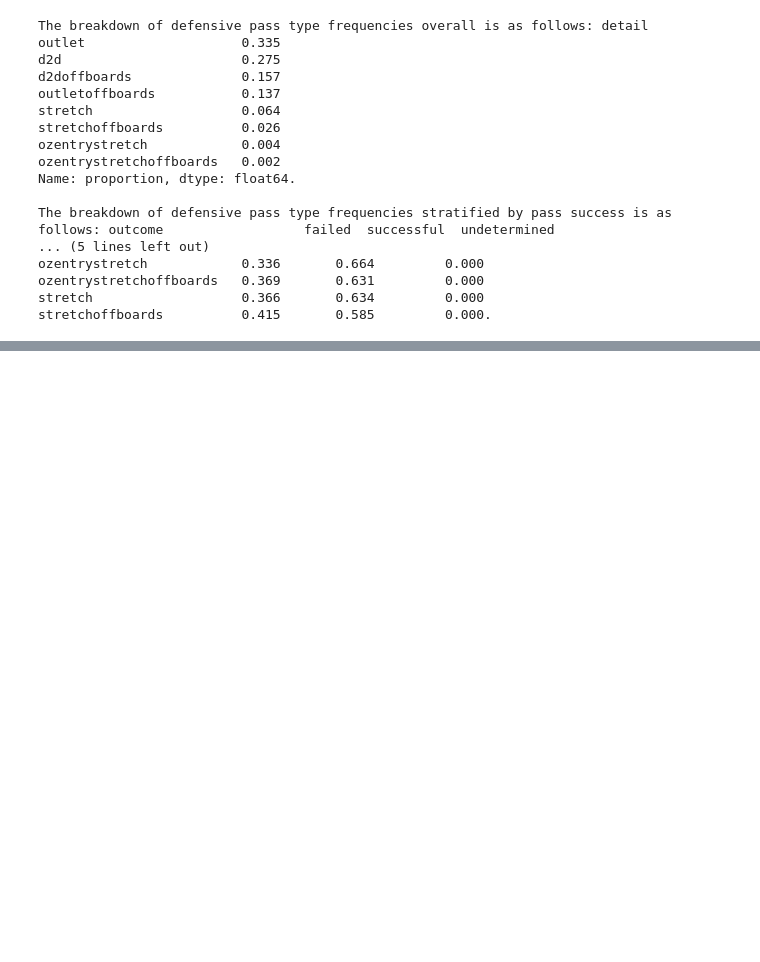
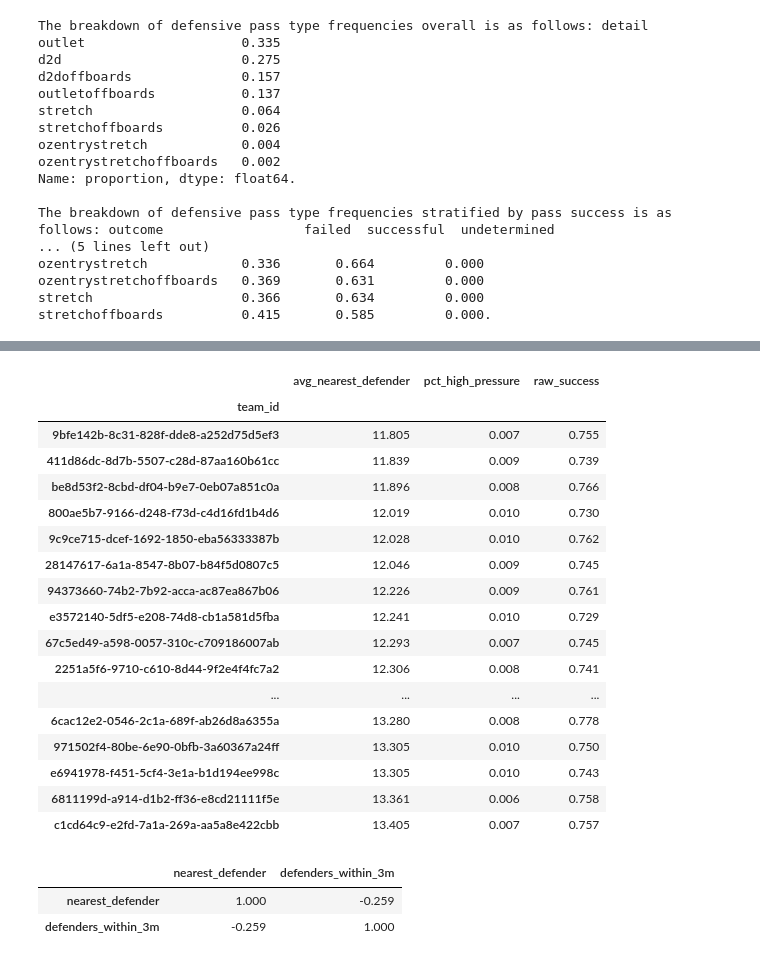
Before and after one commit to corcamp/hockey_analyses, a Jupyter notebook: exploratory.ipynb, the cells around one changed output, grey strips where cells are left out. Drawn from its saved outputs; the diff is of its cells as text; code cells hidden in the pictures; blank space fills up the shorter version.

```diff
--- a/exploratory.ipynb
+++ b/exploratory.ipynb
@@ -265,0 +313,18 @@ dz_tracking["is_opponent"] = (
+# %%
+# Investigation I: Does Pressure Matter? - Exploration
+dz_passes["success"] = (dz_passes["outcome"] == "successful").astype(int)
+
+dz_passes["pressure_bin"] = pd.cut(
+    dz_passes["nearest_defender"],
+    bins=[0,1,2,3,5,10,50]
+)
+
+pressure_effect = (
+    dz_passes
+    .groupby("pressure_bin")
+    .success
+    .mean()
+    .reset_index()
+)
+
+pressure_effect
@@ -265,0 +339,40 @@ dz_tracking["is_opponent"] = (
+# %%
+# Test system hypothesis:
+
+team_context = (
+    dz_passes
+    .groupby("team_id")
+    .agg(
+        avg_nearest_defender=("nearest_defender", "mean"),
+        pct_high_pressure=("nearest_defender", lambda x: (x < 2).mean()),
+        raw_success=("success", "mean")
+    )
+    .sort_values("avg_nearest_defender")
+)
+
+team_context.head(teams_tot)
+# %% [output]
+|  | avg_nearest_defender | pct_high_pressure | raw_success |
+| team_id |  |  |  |
+| 9bfe142b-8c31-828f-dde8-a252d75d5ef3 | 11.805 | 0.007 | 0.755 |
+| 411d86dc-8d7b-5507-c28d-87aa160b61cc | 11.839 | 0.009 | 0.739 |
+| be8d53f2-8cbd-df04-b9e7-0eb07a851c0a | 11.896 | 0.008 | 0.766 |
+| 800ae5b7-9166-d248-f73d-c4d16fd1b4d6 | 12.019 | 0.010 | 0.730 |
+| 9c9ce715-dcef-1692-1850-eba56333387b | 12.028 | 0.010 | 0.762 |
+| 28147617-6a1a-8547-8b07-b84f5d0807c5 | 12.046 | 0.009 | 0.745 |
+| 94373660-74b2-7b92-acca-ac87ea867b06 | 12.226 | 0.009 | 0.761 |
+| e3572140-5df5-e208-74d8-cb1a581d5fba | 12.241 | 0.010 | 0.729 |
+| 67c5ed49-a598-0057-310c-c709186007ab | 12.293 | 0.007 | 0.745 |
+| 2251a5f6-9710-c610-8d44-9f2e4f4fc7a2 | 12.306 | 0.008 | 0.741 |
+| ... | ... | ... | ... |
+| 6cac12e2-0546-2c1a-689f-ab26d8a6355a | 13.280 | 0.008 | 0.778 |
+| 971502f4-80be-6e90-0bfb-3a60367a24ff | 13.305 | 0.010 | 0.750 |
+| e6941978-f451-5cf4-3e1a-b1d194ee998c | 13.305 | 0.010 | 0.743 |
+| 6811199d-a914-d1b2-ff36-e8cd21111f5e | 13.361 | 0.006 | 0.758 |
+| c1cd64c9-e2fd-7a1a-269a-aa5a8e422cbb | 13.405 | 0.007 | 0.757 |
+# %%
+dz_passes[["nearest_defender", "defenders_within_3m"]].corr()
+# %% [output]
+|  | nearest_defender | defenders_within_3m |
+| nearest_defender | 1.000 | -0.259 |
+| defenders_within_3m | -0.259 | 1.000 |
```
Also changed, not shown: parts of 11 cells of this notebook.
